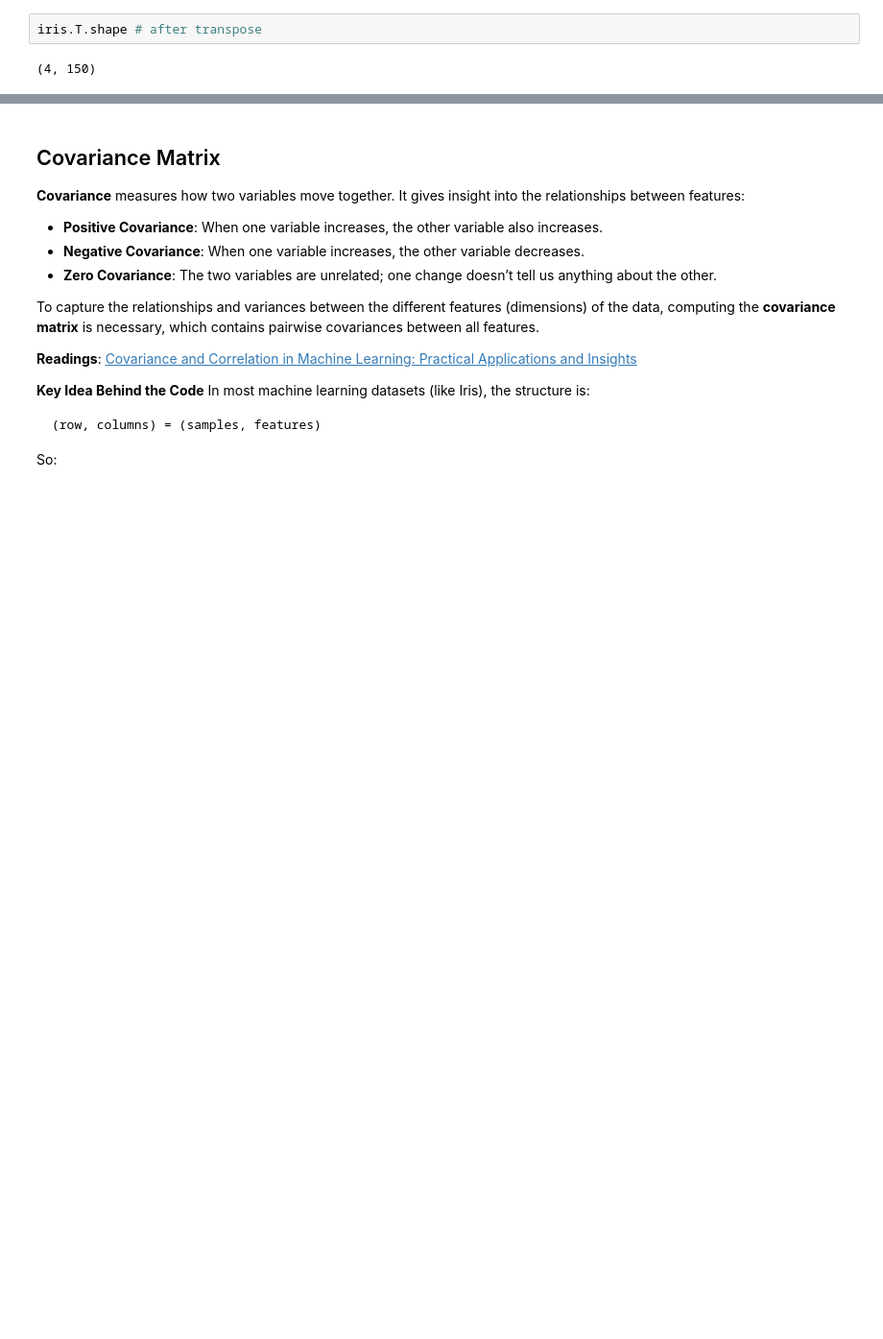
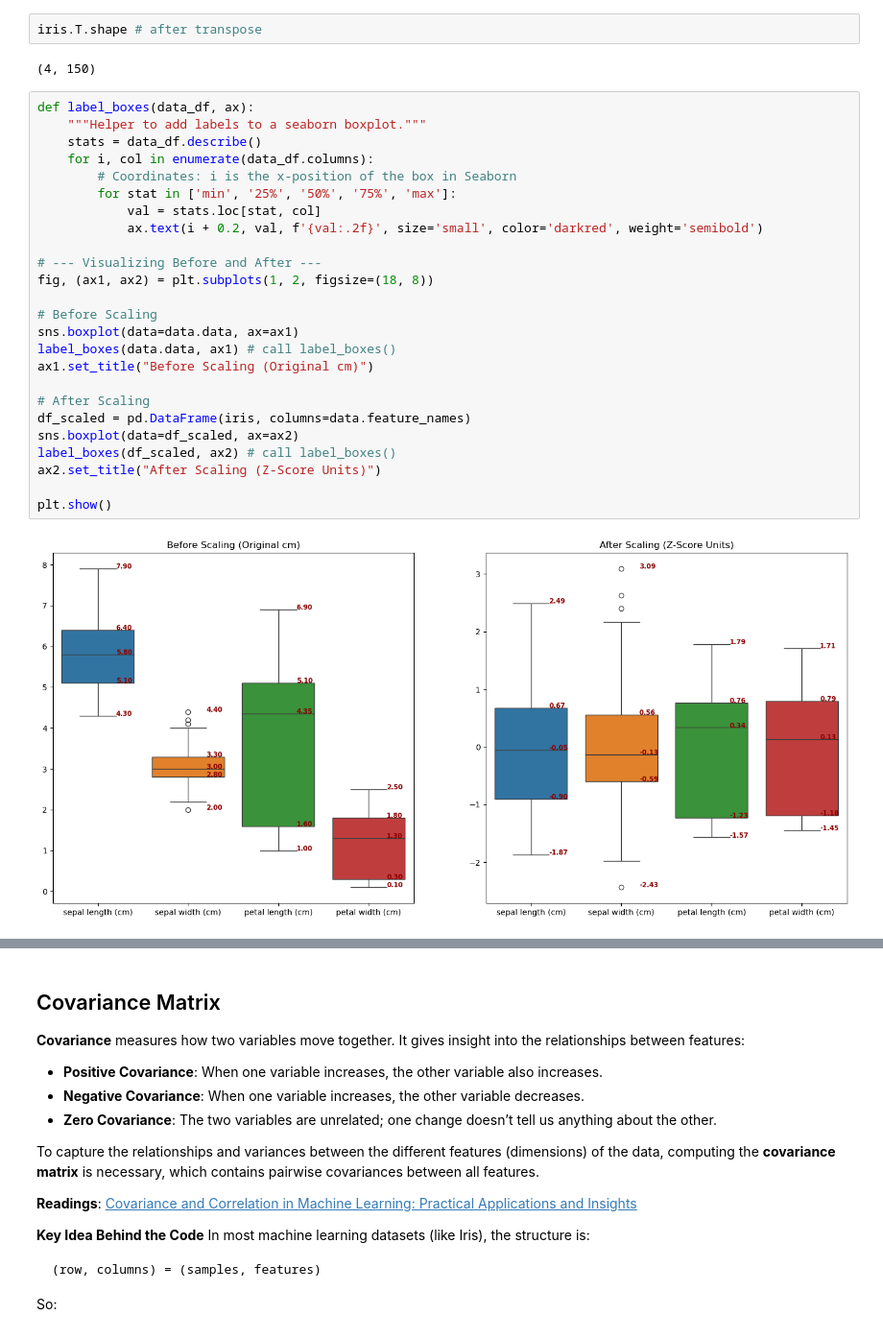
Before and after one commit to thaopham98/DataScience, a Jupyter notebook: python_analysis/A9-Dimentional Reduction.ipynb, the cells around one changed output, grey strips where cells are left out. Shown at 96% size. Drawn from its saved outputs; the diff is of its cells as text; blank space fills up the shorter version.

```diff
--- a/python_analysis/A9-Dimentional Reduction.ipynb
+++ b/python_analysis/A9-Dimentional Reduction.ipynb
@@ -225,3 +302,30 @@ iris.shape #(150,4) stay the same as `data.data`
 iris.T.shape # after transpose
 # %% [output]
 (4, 150)
+# %%
+def label_boxes(data_df, ax):
+    """Helper to add labels to a seaborn boxplot."""
+    stats = data_df.describe()
+    for i, col in enumerate(data_df.columns):
+        # Coordinates: i is the x-position of the box in Seaborn
+        for stat in ['min', '25%', '50%', '75%', 'max']:
+            val = stats.loc[stat, col]
+            ax.text(i + 0.2, val, f'{val:.2f}', size='small', color='darkred', weight='semibold')
+
+# --- Visualizing Before and After ---
+fig, (ax1, ax2) = plt.subplots(1, 2, figsize=(18, 8))
+
+# Before Scaling
+sns.boxplot(data=data.data, ax=ax1)
+label_boxes(data.data, ax1) # call label_boxes()
+ax1.set_title("Before Scaling (Original cm)")
+
+# After Scaling
+df_scaled = pd.DataFrame(iris, columns=data.feature_names)
+sns.boxplot(data=df_scaled, ax=ax2)
+label_boxes(df_scaled, ax2) # call label_boxes()
+ax2.set_title("After Scaling (Z-Score Units)")
+
+plt.show()
+# %% [output]
+[figure, added]
```
Also changed, not shown: parts of 13 cells of this notebook.
